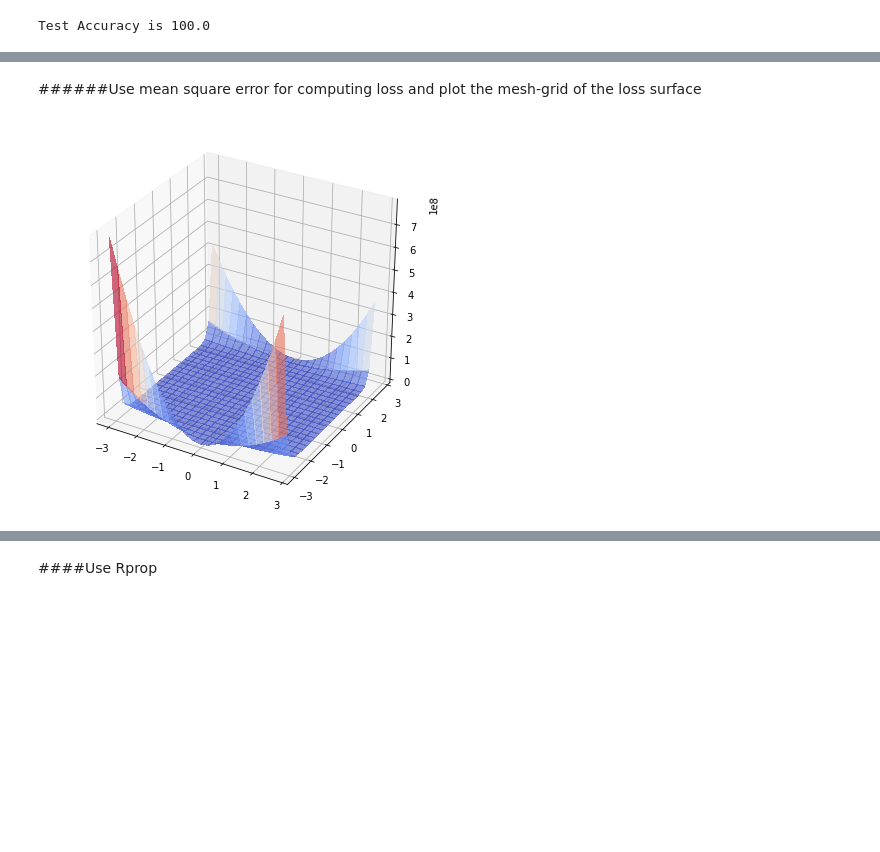
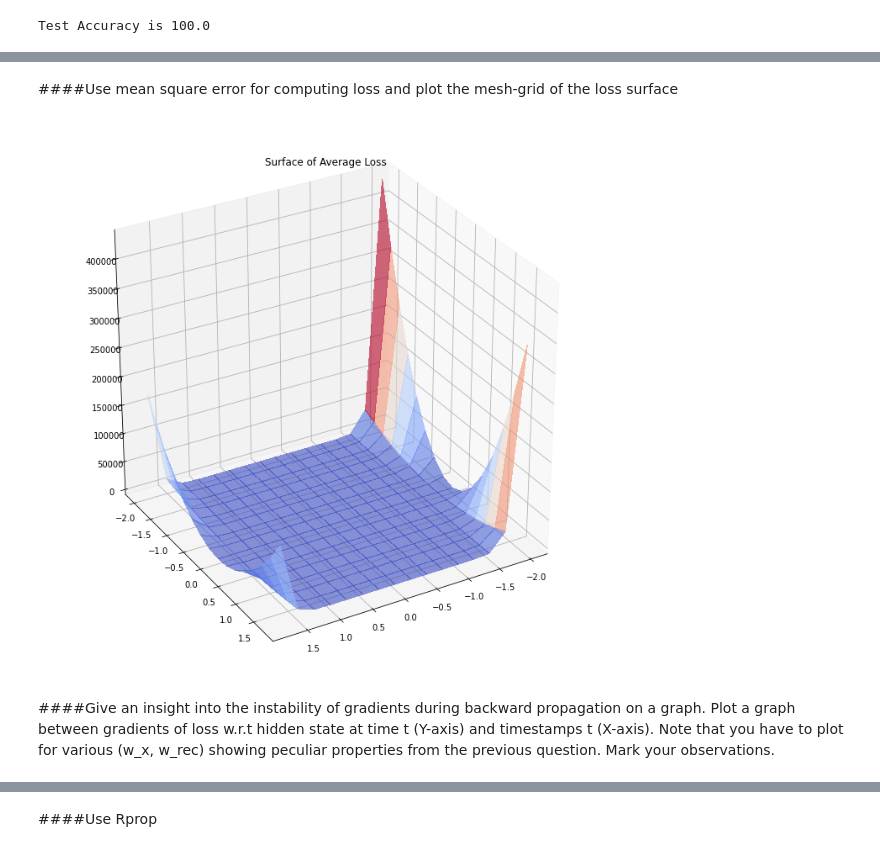
Before and after one commit to vinx-2105/Artificial_Neural_Networks_Labs, a Jupyter notebook: ANN_lab2.ipynb, the cells around one changed output, grey strips where cells are left out. Cells and saved outputs as stored; diff of their text form; code cells hidden in the pictures; blank space fills up the shorter version.

```diff
--- a/ANN_lab2.ipynb
+++ b/ANN_lab2.ipynb
@@ -150,5 +150,5 @@ dl_dht_mat = np.zeros(T+1)
 # %%
-for epoch in tqdm(range(10)):
+for epoch in tqdm(range(10000)):
   for x in dataset:
     #do a forward pass through the network
     y_label = np.sum(x)
@@ -198,33 +238,18 @@ Test Accuracy is 100.0
 # %% [markdown]
-######Use mean square error for computing loss and plot the mesh-grid of the loss surface
+####Use mean square error for computing loss and plot the mesh-grid of the loss surface
 # %%
-def compute_average_loss(w_rec_temp, w_x_temp):
+def compute_average_loss(w_x_temp, w_rec_temp):
   loss = 0
   for x in dataset:
     h_t_mat_temp = np.zeros(T+1)
     y_pred, _ = forward_pass(h_t_mat_temp, x, w_rec_=w_rec_temp, w_x_=w_x_temp)
     loss+=get_loss(y_pred, np.sum(x))
-  loss = loss/(float)(X.shape[0])
+  loss = loss/(float)(dataset.shape[0])
   return loss
-# %%
-def plot_graph(x_range, y_range, funx, start_point=None, points=[(1,2)], end_point=None,  resolution=0.25):
-  w_x_range = np.arange(x_range[0], x_range[1], 0.25)
-  w_rec_range = np.arange(y_range[0], y_range[1], 0.25)
-
-  vectorize_loss_fn = np.vectorize(funx)
-
-  X_graph, Y_graph = np.meshgrid(w_x_range, w_rec_range)
-  Z_graph = vectorize_loss_fn(Y_graph, X_graph)
-
-  fig = plt.figure(figsize=(12, 12))
-  ax = fig.gca(projection='3d')
-  surf = ax.plot_surface(X_graph, Y_graph, Z_graph, cmap=cm.coolwarm, linewidth=0, antialiased=False, alpha=0.6)
-
-  for point in points:
-    plt.plot([point[0]], [point[1]])
-
-  plt.show()
-# %%
-plot_graph([-3,3], [-3,3], compute_average_loss)
-# %% [output]
-[figure, removed]
+# %%
+plot_graph([-2,2], [-2,2], compute_average_loss, "Surface of Average Loss")
+#Black point indicates minima at (1, 1)
+# %% [output]
+[figure, added]
+# %% [markdown]
+####Give an insight into the instability of gradients during backward propagation on a graph. Plot a graph between gradients of loss w.r.t hidden state at time t (Y-axis) and timestamps t (X-axis). Note that you have to plot for various (w_x, w_rec) showing peculiar properties from the previous question. Mark your observations.
```
Also changed, not shown: parts of 20 cells of this notebook.
